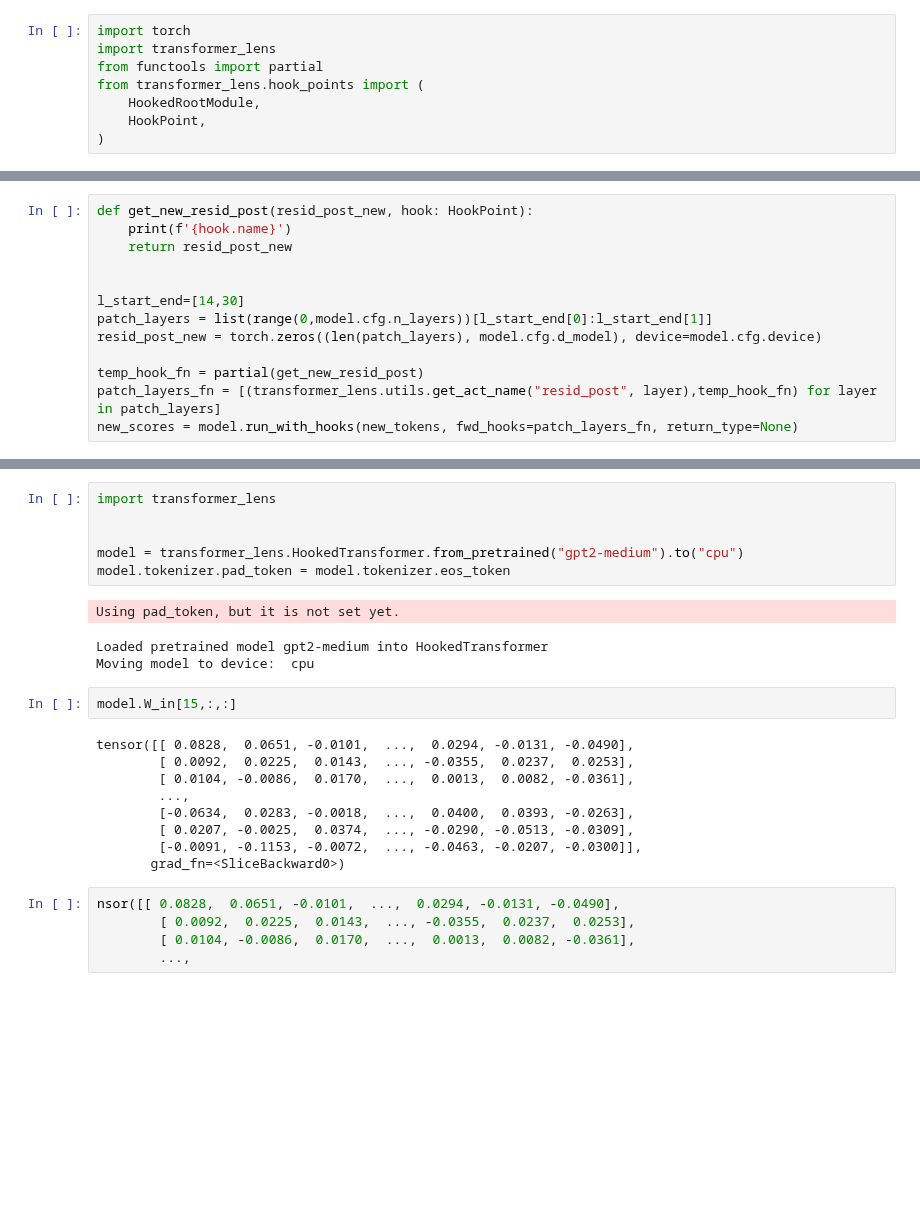
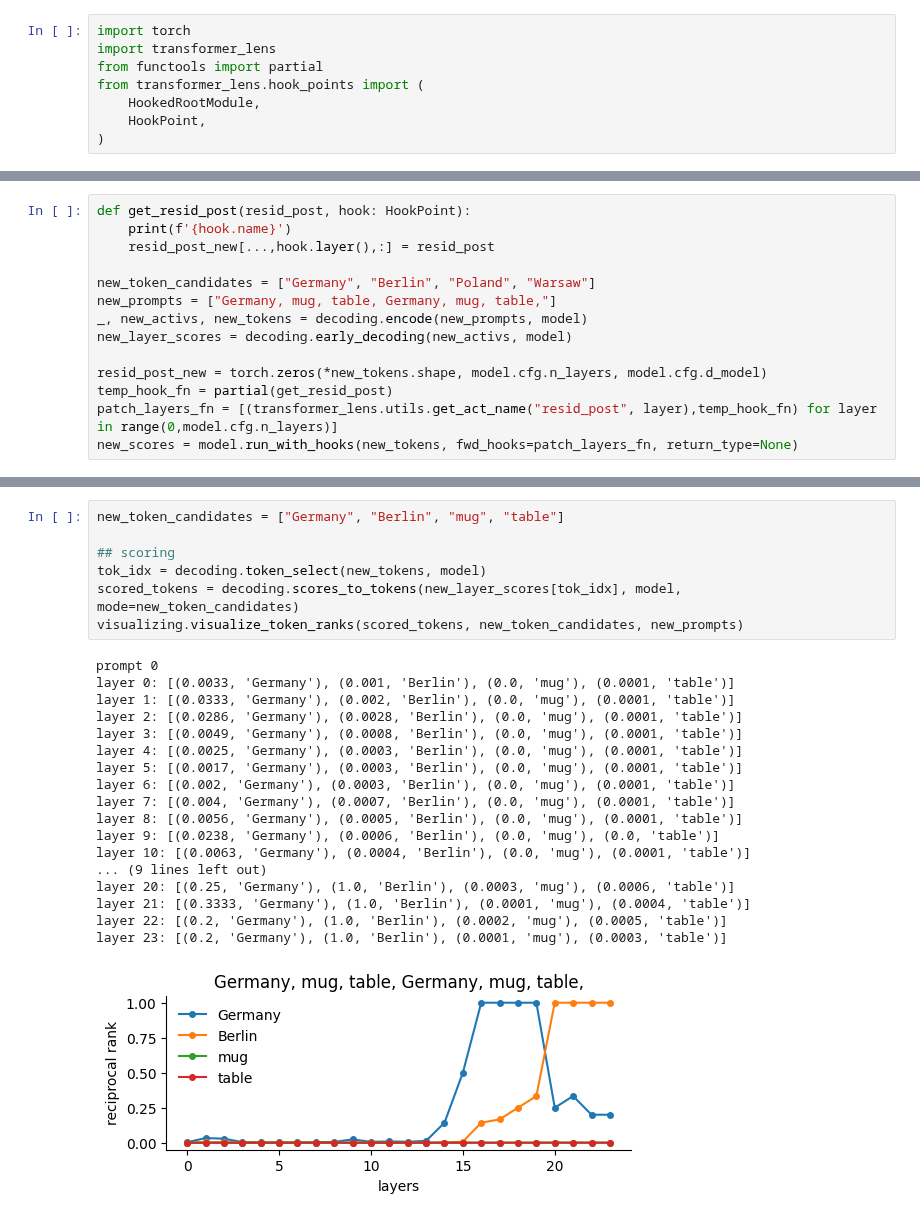
Before and after one commit to kdu4108/measureLM, a Jupyter notebook: notebooks/intervene/intervention v1.ipynb, the cells around one changed output, grey strips where cells are left out. Saved outputs shown, nothing was run; the diff lists cells and outputs as text; blank space fills up the shorter version.

```diff
--- a/notebooks/intervene/intervention v1.ipynb
+++ b/notebooks/intervene/intervention v1.ipynb
@@ -111,15 +102,16 @@ blocks.23.hook_mlp_out
 ['ĠBerlin', 'ĠHamburg', 'ĠCologne']
 # %%
-def get_new_resid_post(resid_post_new, hook: HookPoint):
+def get_resid_post(resid_post, hook: HookPoint):
     print(f'{hook.name}')
-    return resid_post_new
+    resid_post_new[...,hook.layer(),:] = resid_post
 
+new_token_candidates = ["Germany", "Berlin", "Poland", "Warsaw"]
+new_prompts = ["Germany, mug, table, Germany, mug, table,"]
+_, new_activs, new_tokens = decoding.encode(new_prompts, model)
+new_layer_scores = decoding.early_decoding(new_activs, model)
 
-l_start_end=[14,30]
-patch_layers = list(range(0,model.cfg.n_layers))[l_start_end[0]:l_start_end[1]]
-resid_post_new = torch.zeros((len(patch_layers), model.cfg.d_model), device=model.cfg.device)
-
-temp_hook_fn = partial(get_new_resid_post)
-patch_layers_fn = [(transformer_lens.utils.get_act_name("resid_post", layer),temp_hook_fn) for layer in patch_layers]
+resid_post_new = torch.zeros(*new_tokens.shape, model.cfg.n_layers, model.cfg.d_model)
+temp_hook_fn = partial(get_resid_post)
+patch_layers_fn = [(transformer_lens.utils.get_act_name("resid_post", layer),temp_hook_fn) for layer in range(0,model.cfg.n_layers)]
 new_scores = model.run_with_hooks(new_tokens, fwd_hooks=patch_layers_fn, return_type=None)
 # %% [output]
@@ -147,26 +135,26 @@ TransformerBlock(
-# %%
-import transformer_lens
-
-
-model = transformer_lens.HookedTransformer.from_pretrained("gpt2-medium").to("cpu")
-model.tokenizer.pad_token = model.tokenizer.eos_token
-# %% [output]
-Using pad_token, but it is not set yet.
-Loaded pretrained model gpt2-medium into HookedTransformer
-Moving model to device:  cpu
-# %%
-model.W_in[15,:,:]
-# %% [output]
-tensor([[ 0.0828,  0.0651, -0.0101,  ...,  0.0294, -0.0131, -0.0490],
-        [ 0.0092,  0.0225,  0.0143,  ..., -0.0355,  0.0237,  0.0253],
-        [ 0.0104, -0.0086,  0.0170,  ...,  0.0013,  0.0082, -0.0361],
-        ...,
-        [-0.0634,  0.0283, -0.0018,  ...,  0.0400,  0.0393, -0.0263],
-        [ 0.0207, -0.0025,  0.0374,  ..., -0.0290, -0.0513, -0.0309],
-        [-0.0091, -0.1153, -0.0072,  ..., -0.0463, -0.0207, -0.0300]],
-       grad_fn=<SliceBackward0>)
-# %%
-nsor([[ 0.0828,  0.0651, -0.0101,  ...,  0.0294, -0.0131, -0.0490],
-        [ 0.0092,  0.0225,  0.0143,  ..., -0.0355,  0.0237,  0.0253],
-        [ 0.0104, -0.0086,  0.0170,  ...,  0.0013,  0.0082, -0.0361],
-        ...,
+# %%
+new_token_candidates = ["Germany", "Berlin", "mug", "table"]
+
+## scoring
+tok_idx = decoding.token_select(new_tokens, model)
+scored_tokens = decoding.scores_to_tokens(new_layer_scores[tok_idx], model, mode=new_token_candidates)
+visualizing.visualize_token_ranks(scored_tokens, new_token_candidates, new_prompts)
+# %% [output]
+prompt 0
+layer 0: [(0.0033, 'Germany'), (0.001, 'Berlin'), (0.0, 'mug'), (0.0001, 'table')]
+layer 1: [(0.0333, 'Germany'), (0.002, 'Berlin'), (0.0, 'mug'), (0.0001, 'table')]
+layer 2: [(0.0286, 'Germany'), (0.0028, 'Berlin'), (0.0, 'mug'), (0.0001, 'table')]
+layer 3: [(0.0049, 'Germany'), (0.0008, 'Berlin'), (0.0, 'mug'), (0.0001, 'table')]
+layer 4: [(0.0025, 'Germany'), (0.0003, 'Berlin'), (0.0, 'mug'), (0.0001, 'table')]
+layer 5: [(0.0017, 'Germany'), (0.0003, 'Berlin'), (0.0, 'mug'), (0.0001, 'table')]
+layer 6: [(0.002, 'Germany'), (0.0003, 'Berlin'), (0.0, 'mug'), (0.0001, 'table')]
+layer 7: [(0.004, 'Germany'), (0.0007, 'Berlin'), (0.0, 'mug'), (0.0001, 'table')]
+layer 8: [(0.0056, 'Germany'), (0.0005, 'Berlin'), (0.0, 'mug'), (0.0001, 'table')]
+layer 9: [(0.0238, 'Germany'), (0.0006, 'Berlin'), (0.0, 'mug'), (0.0, 'table')]
+layer 10: [(0.0063, 'Germany'), (0.0004, 'Berlin'), (0.0, 'mug'), (0.0001, 'table')]
+... (9 lines left out)
+layer 20: [(0.25, 'Germany'), (1.0, 'Berlin'), (0.0003, 'mug'), (0.0006, 'table')]
+layer 21: [(0.3333, 'Germany'), (1.0, 'Berlin'), (0.0001, 'mug'), (0.0004, 'table')]
+layer 22: [(0.2, 'Germany'), (1.0, 'Berlin'), (0.0002, 'mug'), (0.0005, 'table')]
+layer 23: [(0.2, 'Germany'), (1.0, 'Berlin'), (0.0001, 'mug'), (0.0003, 'table')]
+[figure, added]
```
Also changed, not shown: parts of 3 cells of this notebook, 1 other file.
